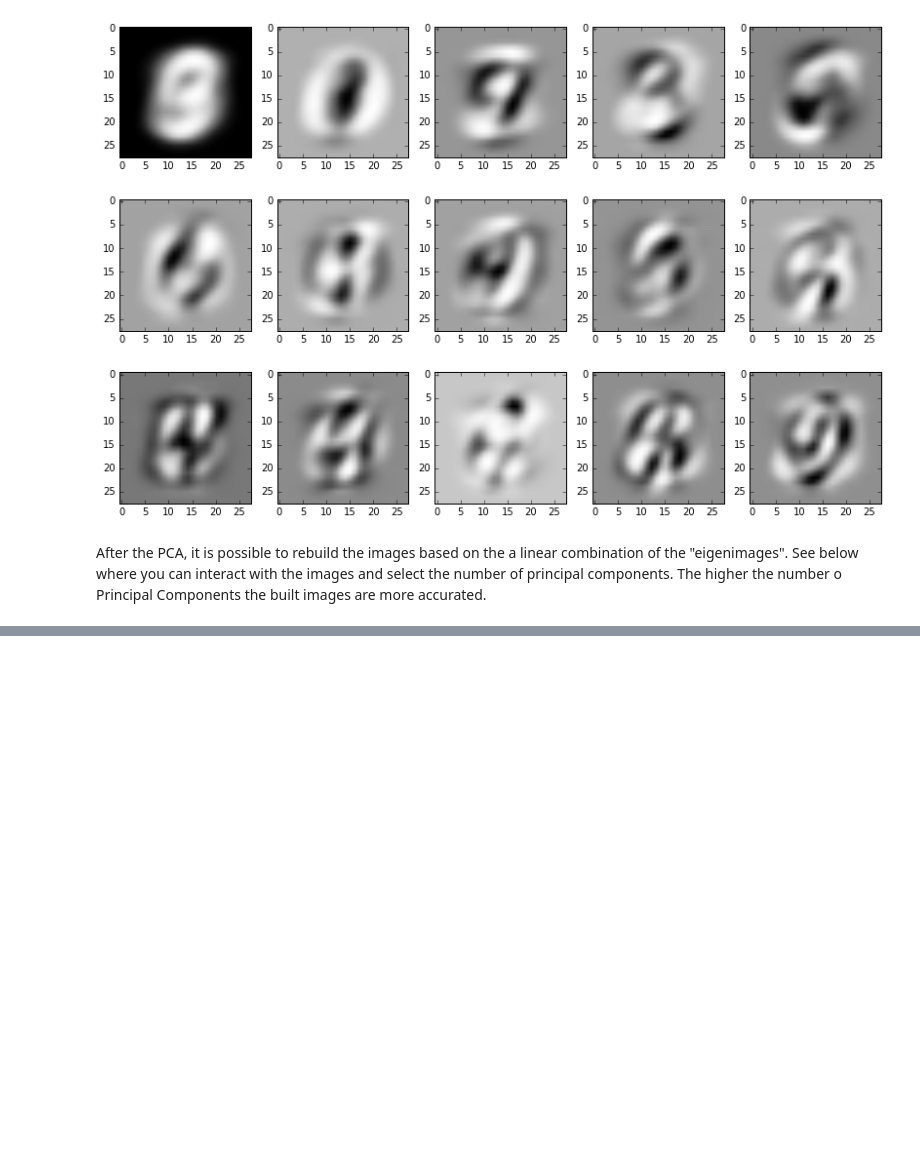
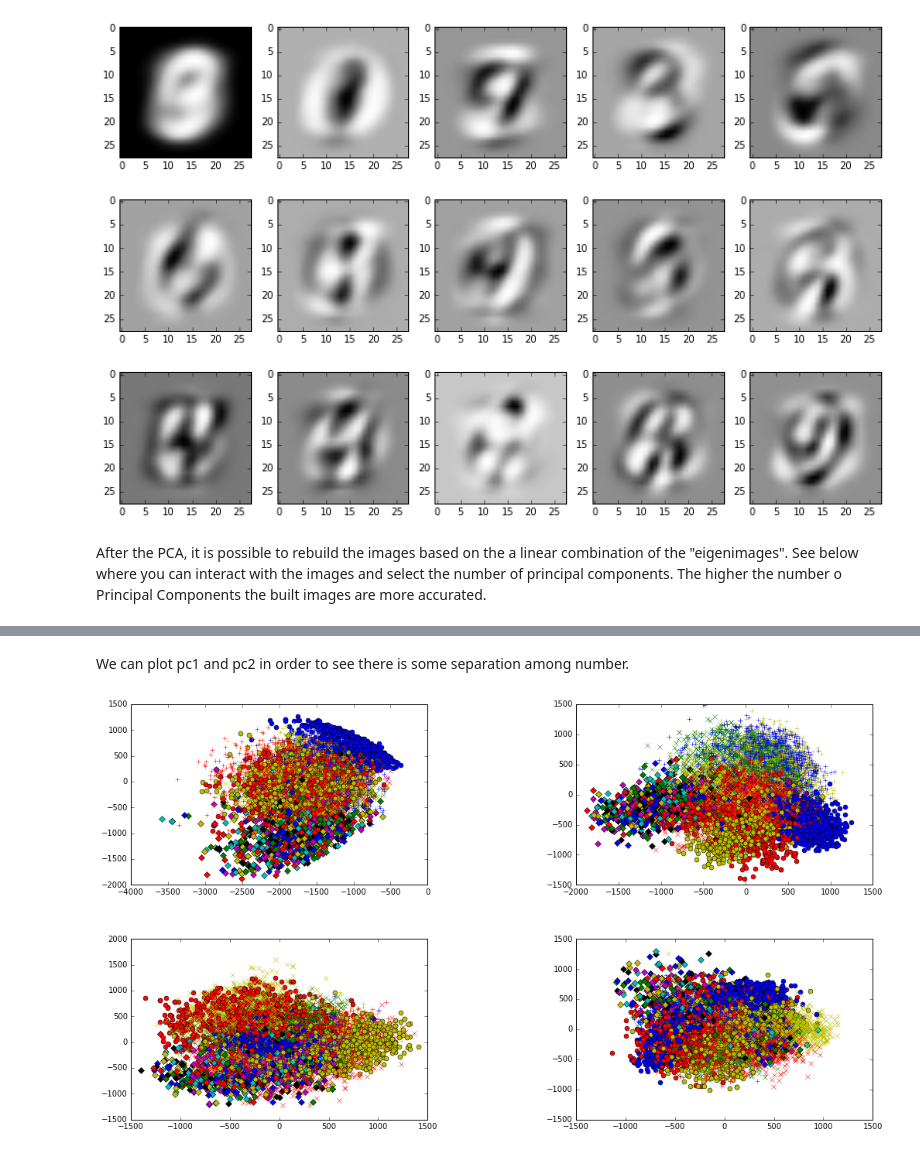
Before and after one commit to jenovencio/Machine_Learning_Applications, a Jupyter notebook: PCA.ipynb, the cells around one changed output, grey strips where cells are left out. Saved outputs shown, nothing was run; the diff lists cells and outputs as text; code cells hidden in the pictures; blank space fills up the shorter version.

```diff
--- a/PCA.ipynb
+++ b/PCA.ipynb
@@ -315,0 +317,44 @@ interact(rebuildimg,  npc = (1,728,1))
+# %% [markdown]
+We can plot pc1 and pc2 in order to see there is some separation among number.
+# %%
+def PCAproj(x,T,npc):
+    ''' This functions projects the image vector into the princiapal direction space (principal images)
+        considering npc bases
+
+        input:
+        x -> image vector, or matrix with vector images in columns
+        T -> eigen images
+        npc -> number of principal components
+
+        output:
+        p = the principal component vector with size npc
+    '''
+    print('image shape = ' + str(x.shape))
+    print('T shape = ' + str(T.shape))
+
+    p = np.matmul(x,T[:,0:npc].T).T
+
+    print('T shape = ' + str(P.shape))
+    return p
+
+
+
+
+samples, pixels = Z.shape
+
+# plotting PCs
+f, ((ax1,ax2),(ax3,ax4)) = plt.subplots(2,2,figsize=(14,8),dpi= 80)
+f.tight_layout()
+plt.subplots_adjust(hspace = 0.3, wspace = 0.5)
+
+
+mlist = ['D','bo','ro','yo','gx','rx','yx','b+','r+','y+']
+
+for i in range(samples):
+    l = label[i]
+    ax1.plot(Z[i,0],Z[i,1],mlist[l])
+    ax2.plot(Z[i,1],Z[i,2],mlist[l])
+    ax3.plot(Z[i,3],Z[i,4],mlist[l])
+    ax4.plot(Z[i,5],Z[i,6],mlist[l])
+# %% [output]
+[figure, added]
```
Also changed, not shown: parts of 5 cells of this notebook.
